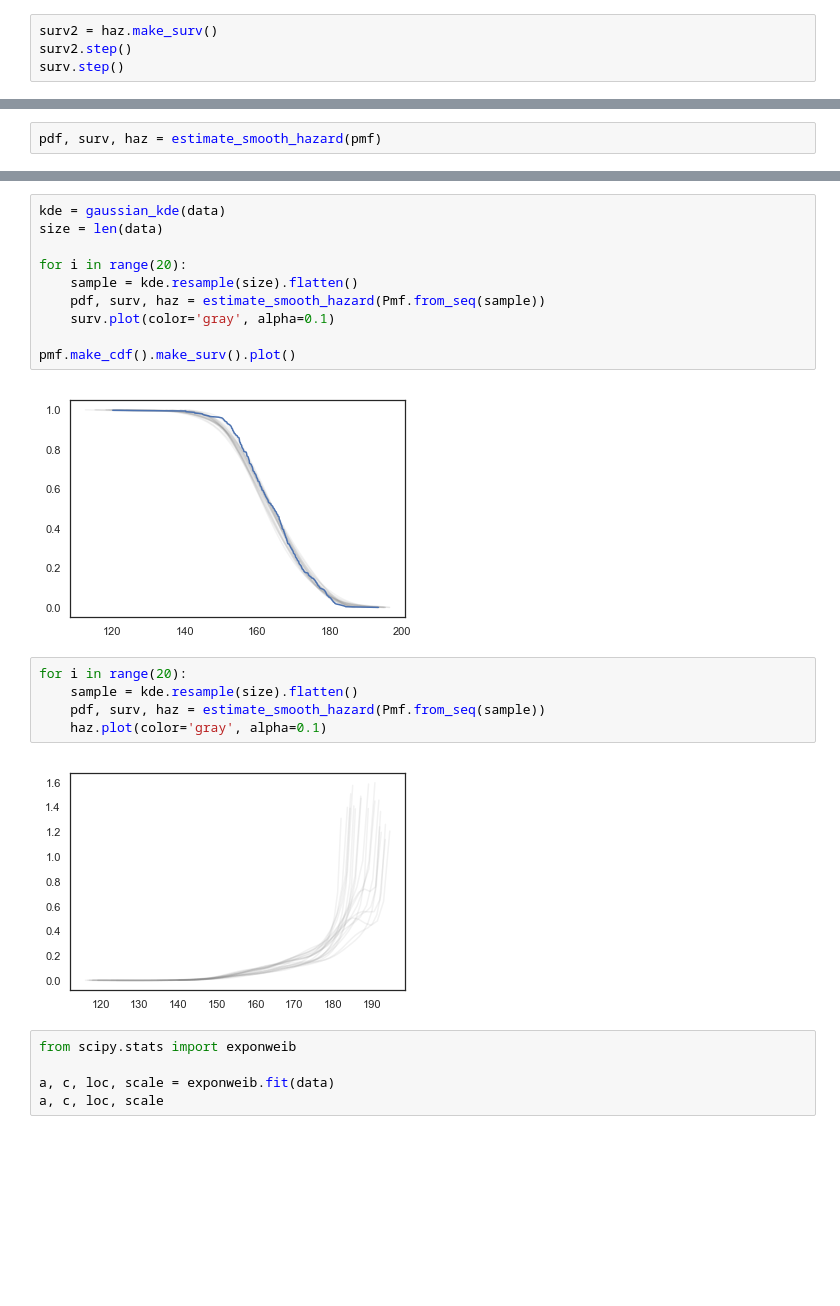
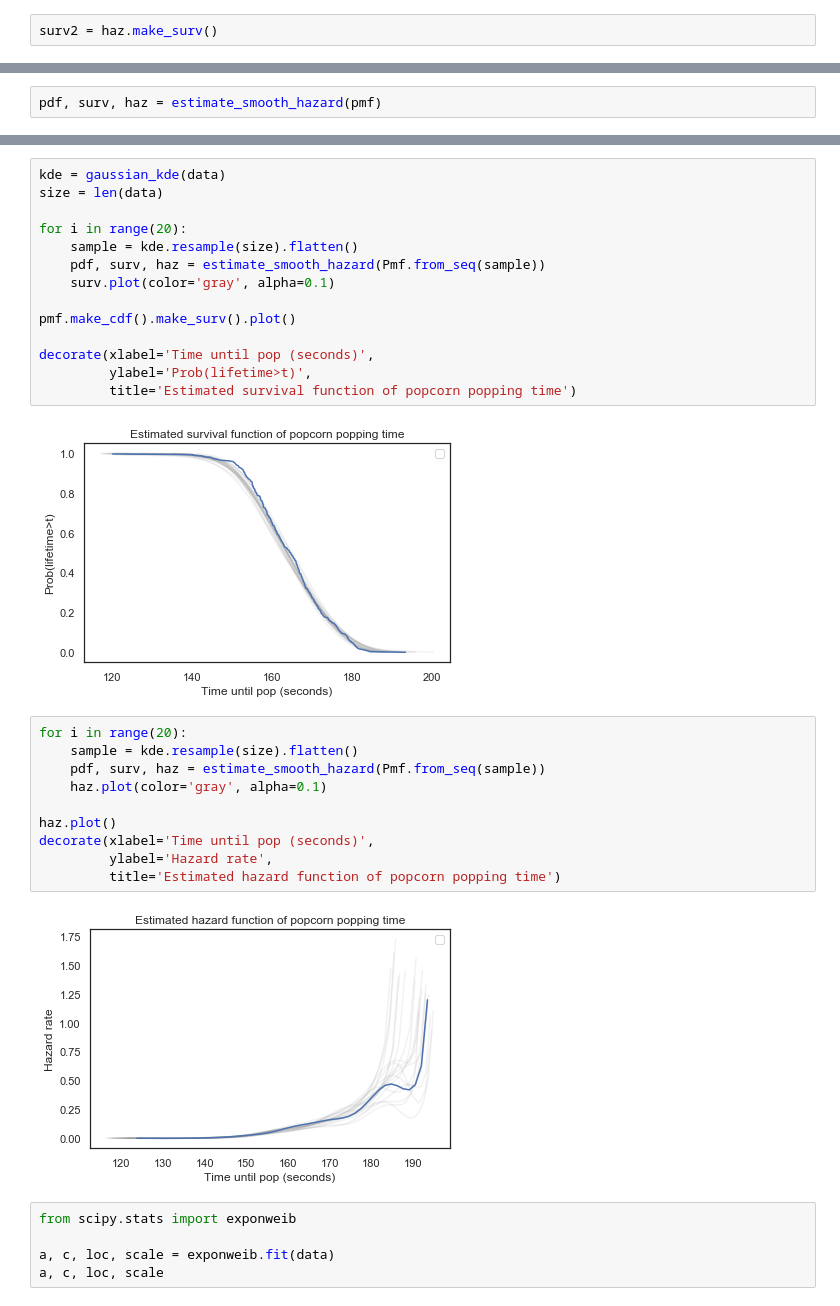
Before and after one commit to AllenDowney/SurvivalAnalysisPython, a Jupyter notebook: sap_chap1.ipynb, the cells around one changed output, grey strips where cells are left out. Drawn from its saved outputs; the diff is of its cells as text; blank space fills up the shorter version.

```diff
--- a/sap_chap1.ipynb
+++ b/sap_chap1.ipynb
@@ -550,4 +553,2 @@ haz.bar(width=30)
 # %%
 surv2 = haz.make_surv()
-surv2.step()
-surv.step()
@@ -675,22 +704,31 @@ haz.plot()
 # %%
 kde = gaussian_kde(data)
 size = len(data)
 
 for i in range(20):
     sample = kde.resample(size).flatten()
     pdf, surv, haz = estimate_smooth_hazard(Pmf.from_seq(sample))
     surv.plot(color='gray', alpha=0.1)
 
 pmf.make_cdf().make_surv().plot()
+
+decorate(xlabel='Time until pop (seconds)',
+         ylabel='Prob(lifetime>t)',
+         title='Estimated survival function of popcorn popping time')
 # %% [output]
-[figure, old version]
+[figure, new version]
 # %%
 for i in range(20):
     sample = kde.resample(size).flatten()
     pdf, surv, haz = estimate_smooth_hazard(Pmf.from_seq(sample))
     haz.plot(color='gray', alpha=0.1)
+
+haz.plot()
+decorate(xlabel='Time until pop (seconds)',
+         ylabel='Hazard rate',
+         title='Estimated hazard function of popcorn popping time')
 # %% [output]
-[figure, old version]
+[figure, new version]
 # %%
 from scipy.stats import exponweib
 
```
Also changed, not shown: parts of 20 cells of this notebook.
